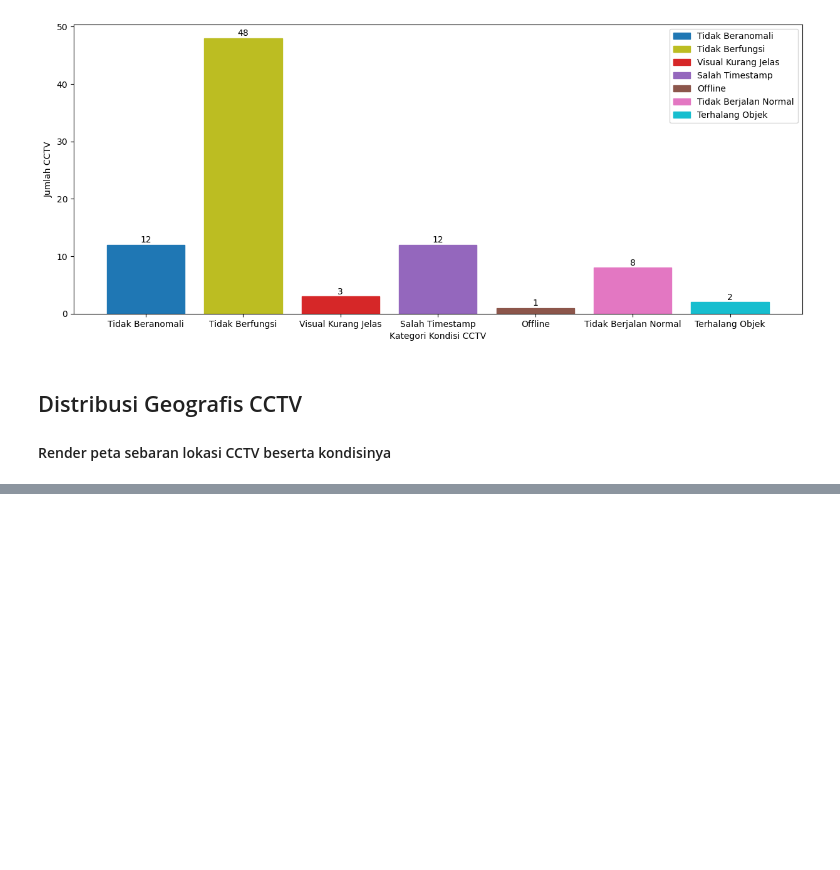
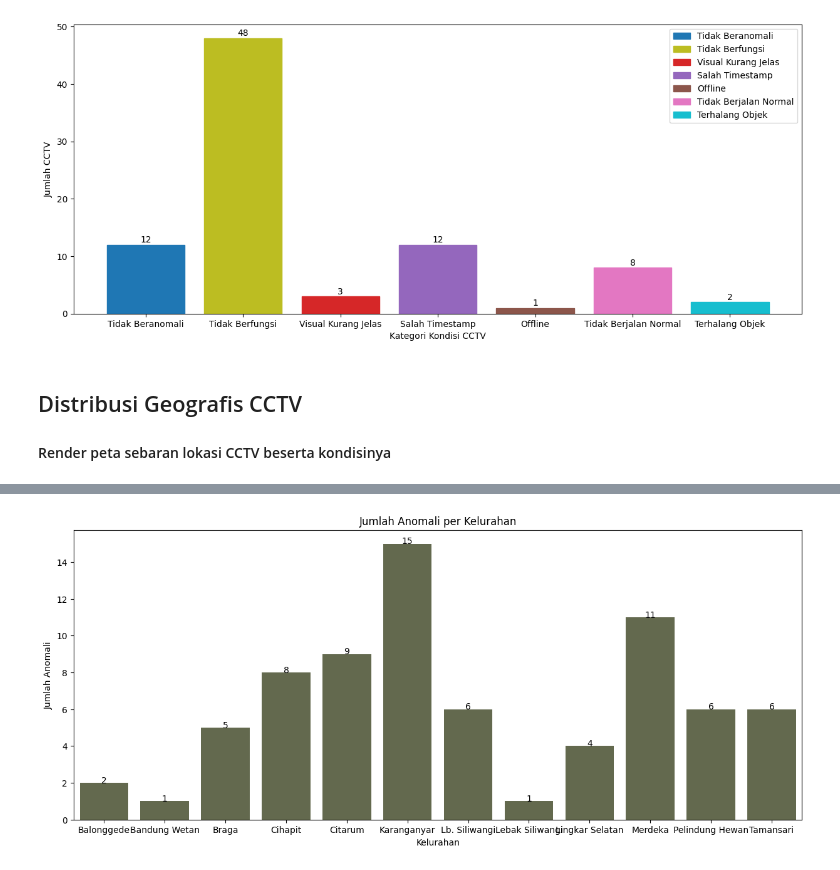
Before and after one commit to KaindraDjoemena/cctv-dv, a Jupyter notebook: data_visualization.ipynb, the cells around one changed output, grey strips where cells are left out. Cells and saved outputs as stored; diff of their text form; code cells hidden in the pictures; blank space fills up the shorter version.

```diff
--- a/data_visualization.ipynb
+++ b/data_visualization.ipynb
@@ -104,0 +160,16 @@ print(categories)
+# %%
+total_counts = dpkp3_dataset.groupby('Kelurahan').size().reset_index(name='total')
+anomaly_counts = dpkp3_dataset[dpkp3_dataset['Anomali Status'] == 'Anomali'].groupby('Kelurahan').size().reset_index(name='anomaly_count')
+
+anomaly_summary = total_counts.merge(anomaly_counts, on='Kelurahan', how='left')
+
+plt.figure(figsize=(15, 6))
+barplot = sns.barplot(x='Kelurahan', y='anomaly_count', data=anomaly_summary, color='#656D4A')
+plt.title('Jumlah Anomali per Kelurahan')
+plt.xlabel('Kelurahan')
+plt.ylabel('Jumlah Anomali')
+for index, row in anomaly_summary.iterrows():
+    barplot.text(index, row['anomaly_count'], str(row['anomaly_count']), color='black', ha="center")
+plt.show()
+# %% [output]
+[figure, added]
```
Also changed, not shown: parts of 11 cells of this notebook.
